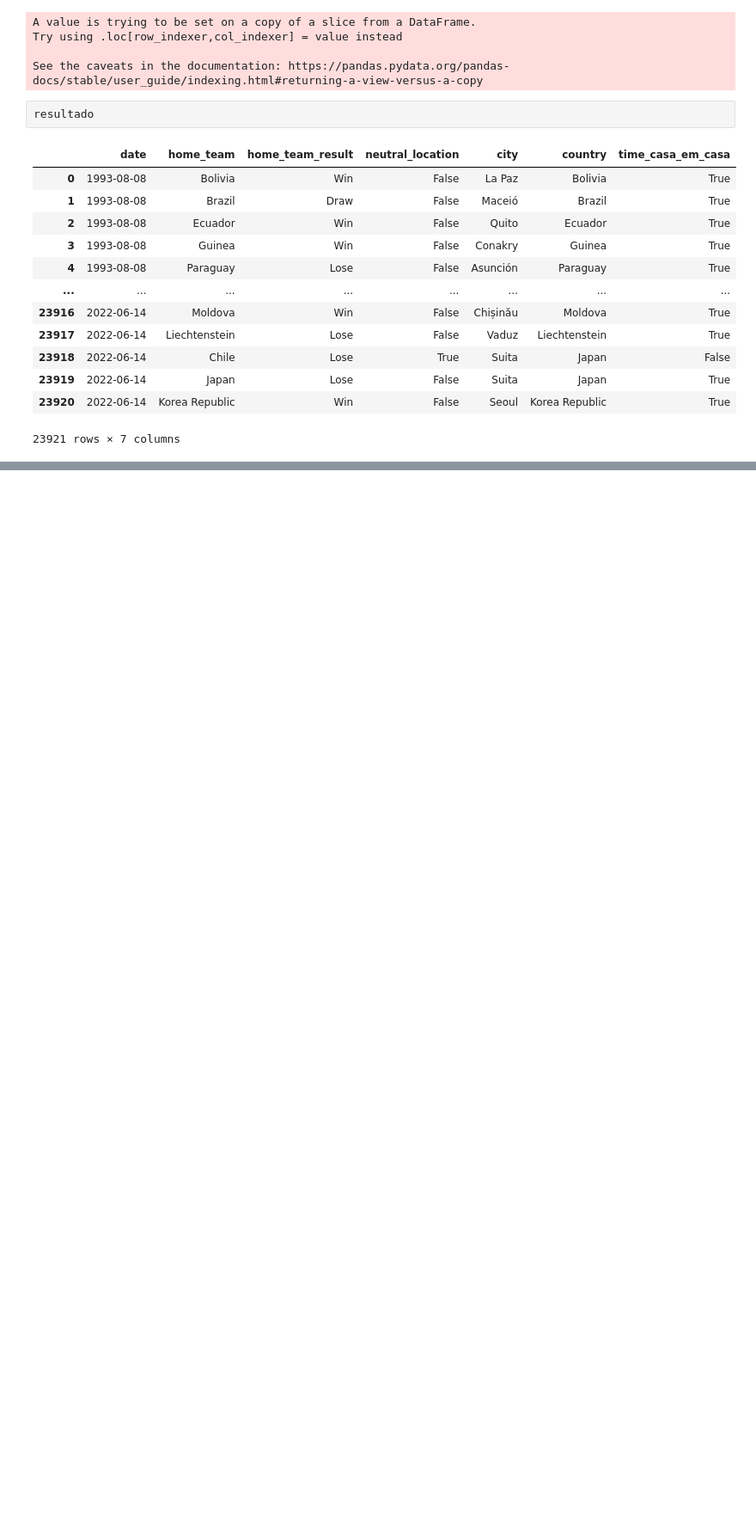
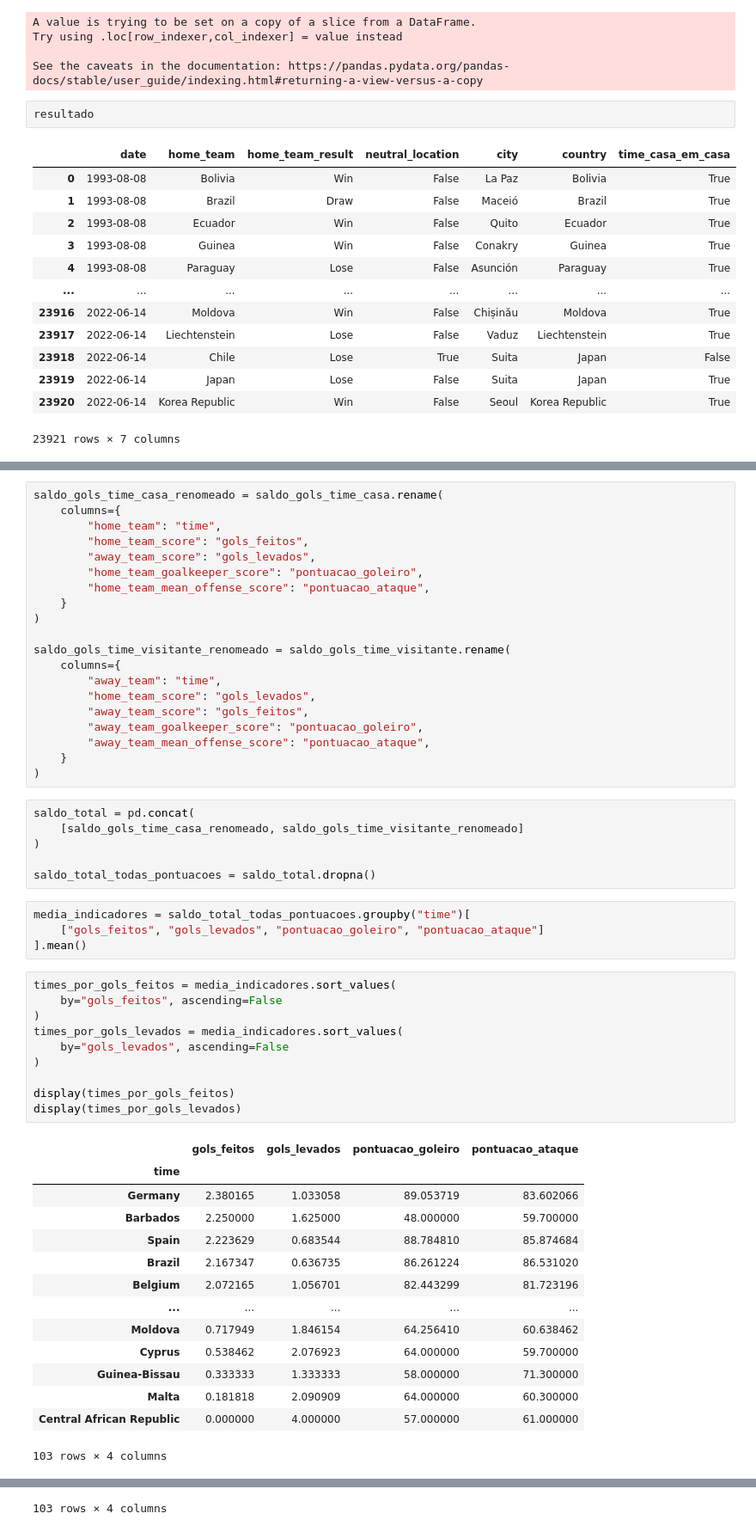
Before and after one commit to FelipeFLopes/fifa_matches_analysis, a Jupyter notebook: analise.ipynb, the cells around one changed output, grey strips where cells are left out. Shown at 86% size. Cells and saved outputs as stored; diff of their text form; blank space fills up the shorter version.

Commit message:
feat: Analysis of relation between number of goals scored and received in relation to scores from offense and goalkeeper

```diff
--- a/analise.ipynb
+++ b/analise.ipynb
@@ -261,0 +356,55 @@ p valor de 0.000, amostras são diferentes
+# %%
+saldo_gols_time_casa_renomeado = saldo_gols_time_casa.rename(
+    columns={
+        "home_team": "time",
+        "home_team_score": "gols_feitos",
+        "away_team_score": "gols_levados",
+        "home_team_goalkeeper_score": "pontuacao_goleiro",
+        "home_team_mean_offense_score": "pontuacao_ataque",
+    }
+)
+
+saldo_gols_time_visitante_renomeado = saldo_gols_time_visitante.rename(
+    columns={
+        "away_team": "time",
+        "home_team_score": "gols_levados",
+        "away_team_score": "gols_feitos",
+        "away_team_goalkeeper_score": "pontuacao_goleiro",
+        "away_team_mean_offense_score": "pontuacao_ataque",
+    }
+)
+# %%
+saldo_total = pd.concat(
+    [saldo_gols_time_casa_renomeado, saldo_gols_time_visitante_renomeado]
+)
+
+saldo_total_todas_pontuacoes = saldo_total.dropna()
+# %%
+media_indicadores = saldo_total_todas_pontuacoes.groupby("time")[
+    ["gols_feitos", "gols_levados", "pontuacao_goleiro", "pontuacao_ataque"]
+].mean()
+# %%
+times_por_gols_feitos = media_indicadores.sort_values(
+    by="gols_feitos", ascending=False
+)
+times_por_gols_levados = media_indicadores.sort_values(
+    by="gols_levados", ascending=False
+)
+
+display(times_por_gols_feitos)
+display(times_por_gols_levados)
+# %% [output]
+|  | gols_feitos | gols_levados | pontuacao_goleiro | pontuacao_ataque |
+| time |  |  |  |  |
+| Germany | 2.380165 | 1.033058 | 89.053719 | 83.602066 |
+| Barbados | 2.250000 | 1.625000 | 48.000000 | 59.700000 |
+| Spain | 2.223629 | 0.683544 | 88.784810 | 85.874684 |
+| Brazil | 2.167347 | 0.636735 | 86.261224 | 86.531020 |
+| Belgium | 2.072165 | 1.056701 | 82.443299 | 81.723196 |
+| ... | ... | ... | ... | ... |
+| Moldova | 0.717949 | 1.846154 | 64.256410 | 60.638462 |
+| Cyprus | 0.538462 | 2.076923 | 64.000000 | 59.700000 |
+| Guinea-Bissau | 0.333333 | 1.333333 | 58.000000 | 71.300000 |
+| Malta | 0.181818 | 2.090909 | 64.000000 | 60.300000 |
+| Central African Republic | 0.000000 | 4.000000 | 57.000000 | 61.000000 |
+103 rows × 4 columns
@@ -261,0 +424 @@ p valor de 0.000, amostras são diferentes
+103 rows × 4 columns
```
Also changed, not shown: parts of 21 cells of this notebook, 2 other files.
